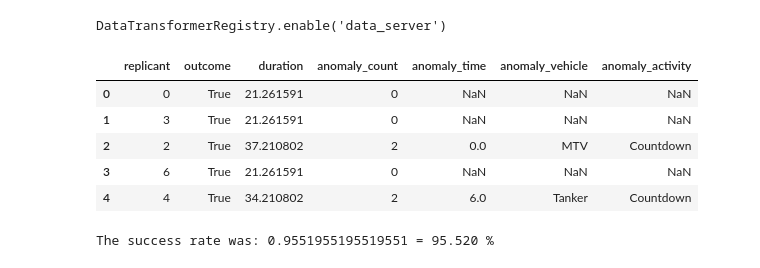
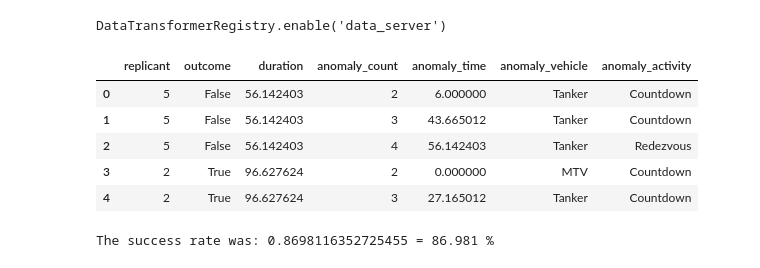
Before and after one commit to edhschen/space_mission_des, a Jupyter notebook: SpaceMissionDES/analysis/Convergence.ipynb, the cells around one changed output. Cells and saved outputs as stored; diff of their text form; code cells hidden in the pictures.

```diff
--- a/SpaceMissionDES/analysis/Convergence.ipynb
+++ b/SpaceMissionDES/analysis/Convergence.ipynb
@@ -6,23 +6,23 @@ alt.data_transformers.enable('data_server')
 # %% [output]
 DataTransformerRegistry.enable('data_server')
 # %%
-data_dir = Path.cwd().parent.parent / "results" / "Case04-r05__Tx06-Tk06"
+data_dir = Path.cwd().parent.parent / "results" / "Case04-r05__Tx10-Tk08"
 
 mc_results = pd.read_csv(data_dir / "mc.csv")
 mc_results.head()
 # %% [output]
 |  | replicant | outcome | duration | anomaly_count | anomaly_time | anomaly_vehicle | anomaly_activity |
-| 0 | 0 | True | 21.261591 | 0 | NaN | NaN | NaN |
-| 1 | 3 | True | 21.261591 | 0 | NaN | NaN | NaN |
-| 2 | 2 | True | 37.210802 | 2 | 0.0 | MTV | Countdown |
-| 3 | 6 | True | 21.261591 | 0 | NaN | NaN | NaN |
-| 4 | 4 | True | 34.210802 | 2 | 6.0 | Tanker | Countdown |
+| 0 | 5 | False | 56.142403 | 2 | 6.000000 | Tanker | Countdown |
+| 1 | 5 | False | 56.142403 | 3 | 43.665012 | Tanker | Countdown |
+| 2 | 5 | False | 56.142403 | 4 | 56.142403 | Tanker | Redezvous |
+| 3 | 2 | True | 96.627624 | 2 | 0.000000 | MTV | Countdown |
+| 4 | 2 | True | 96.627624 | 3 | 27.165012 | Tanker | Countdown |
 # %%
 N = mc_results.replicant.max()
 success_rate = sum(mc_results.groupby("replicant").first().outcome) / N
 print(f"The success rate was: {success_rate} = {100*success_rate:.3f} %\n")
 # %% [output]
-The success rate was: 0.9551955195519551 = 95.520 %
+The success rate was: 0.8698116352725455 = 86.981 %
 # %%
 replicants = []
 rates = []
```
Also changed, not shown: parts of 1 cell of this notebook, 40 other files.
